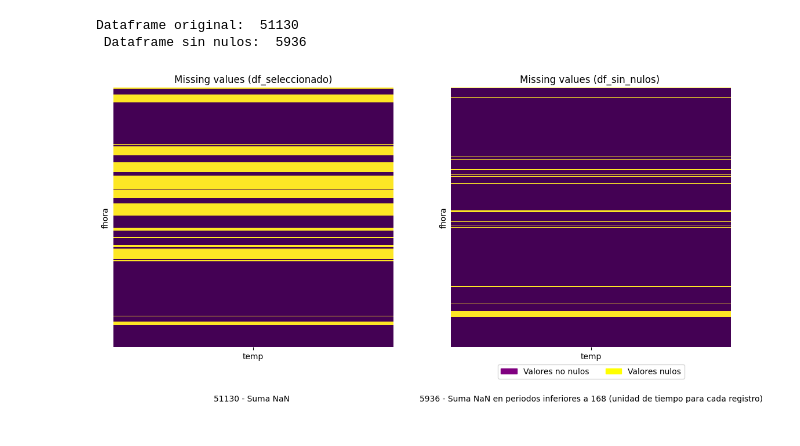
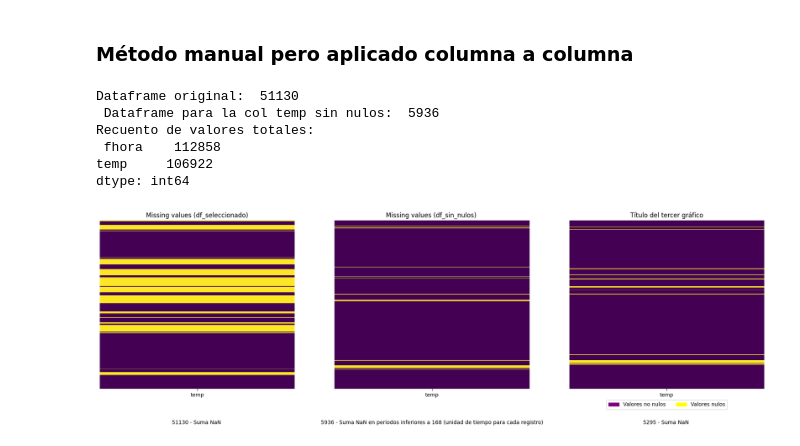
Before and after one commit to fjzamora93/AemetAntartida, a Jupyter notebook: periodos_no_nulos.ipynb, the cells around one changed output. Cells and saved outputs as stored; diff of their text form; code cells hidden in the pictures.

Commit message:
update graphics

```diff
--- a/periodos_no_nulos.ipynb
+++ b/periodos_no_nulos.ipynb
@@ -68,3 +146,5 @@ def periodo_not_null(dataframe : pd.DataFrame, target: str,  period: int) -> pd.
+# %% [markdown]
+### Método manual pero aplicado columna a columna
 # %%
 df_seleccionado = df[['fhora','temp']]
 target = 'temp'
@@ -72,41 +152,53 @@ period = 7*24
 
 df_sin_nulos = periodo_not_null(df_seleccionado, target, period)
 
-
 df.isnull().sum()
 
-print('Dataframe original: ', df['temp'].isnull().sum(), '\n', 'Dataframe sin nulos: ', df_sin_nulos['temp'].isnull().sum())
+print('Dataframe original: ', df[target].isnull().sum(), '\n', f'Dataframe para la col {target} sin nulos: ', df_sin_nulos[target].isnull().sum())
+
+print( f'Recuento de valores totales: \n', df_sin_nulos.count())
 # %% [output]
 Dataframe original:  51130
- Dataframe sin nulos:  5936
+ Dataframe para la col temp sin nulos:  5936
+Recuento de valores totales:
+ fhora    112858
+temp     106922
+dtype: int64
 # %%
 df_seleccionado = df_seleccionado.set_index('fhora')
 df_sin_nulos = df_sin_nulos.set_index('fhora')
 # %%
 import matplotlib.patches as mpatches
-
-# Crear una figura con dos subplots (1 fila, 2 columnas)
-fig, axes = plt.subplots(nrows=1, ncols=2, figsize=(12, 6))
+# Crear una figura con tres subplots (1 fila, 3 columnas)
+fig, axes = plt.subplots(nrows=1, ncols=3, figsize=(18, 6))
 
 # Primer gráfico: df_seleccionado
 sns.heatmap(df_seleccionado[['temp']].isnull(), cbar=False, cmap='viridis', yticklabels=False, ax=axes[0])
 axes[0].set_title(f'Missing values (df_seleccionado)')
 axes[0].text(0.5, -0.2, f'{df_seleccionado["temp"].isnull().sum()} - Suma NaN ',
              ha='center', va='center', transform=axes[0].transAxes)
 
 # Segundo gráfico: df_sin_nulos
 sns.heatmap(df_sin_nulos[['temp']].isnull(), cbar=False, cmap='viridis', yticklabels=False, ax=axes[1])
 axes[1].set_title(f'Missing values (df_sin_nulos) ')
 axes[1].text(0.5, -0.2, f'{df_sin_nulos["temp"].isnull().sum()} - Suma NaN en periodos inferiores a {period} (unidad de tiempo para cada registro)',
              ha='center', va='center', transform=axes[1].transAxes)
 
+#Tercer gráfico: Añade aquí el código para el tercer gráfico
+sns.heatmap(df_limpio[['temp']].isnull(), cbar=False, cmap='viridis', yticklabels=False, ax=axes[2])
+axes[2].set_title('Título del tercer gráfico')
+axes[2].text(0.5, -0.2, f'{df_limpio["temp"].isnull().sum()} - Suma NaN ',
+             ha='center', va='center', transform=axes[2].transAxes)
 
 # Añadir la leyenda
 null_patch = mpatches.Patch(color='purple', label='Valores no nulos')  # Ajustar el color según el mapa de colores usado
 non_null_patch = mpatches.Patch(color='yellow', label='Valores nulos')  # Ajustar el color según el mapa de colores usado
 plt.legend(handles=[null_patch, non_null_patch], loc='upper center', bbox_to_anchor=(0.5, -0.05), ncol=2)
 
 # Ajustar el espacio entre los gráficos para que no se solapen
 plt.tight_layout()
+
+# Mostrar la figura
+plt.show()
 # %% [output]
-[figure, old version]
+[figure, new version]
```
Also changed, not shown: parts of 7 cells of this notebook, 15 other files.
